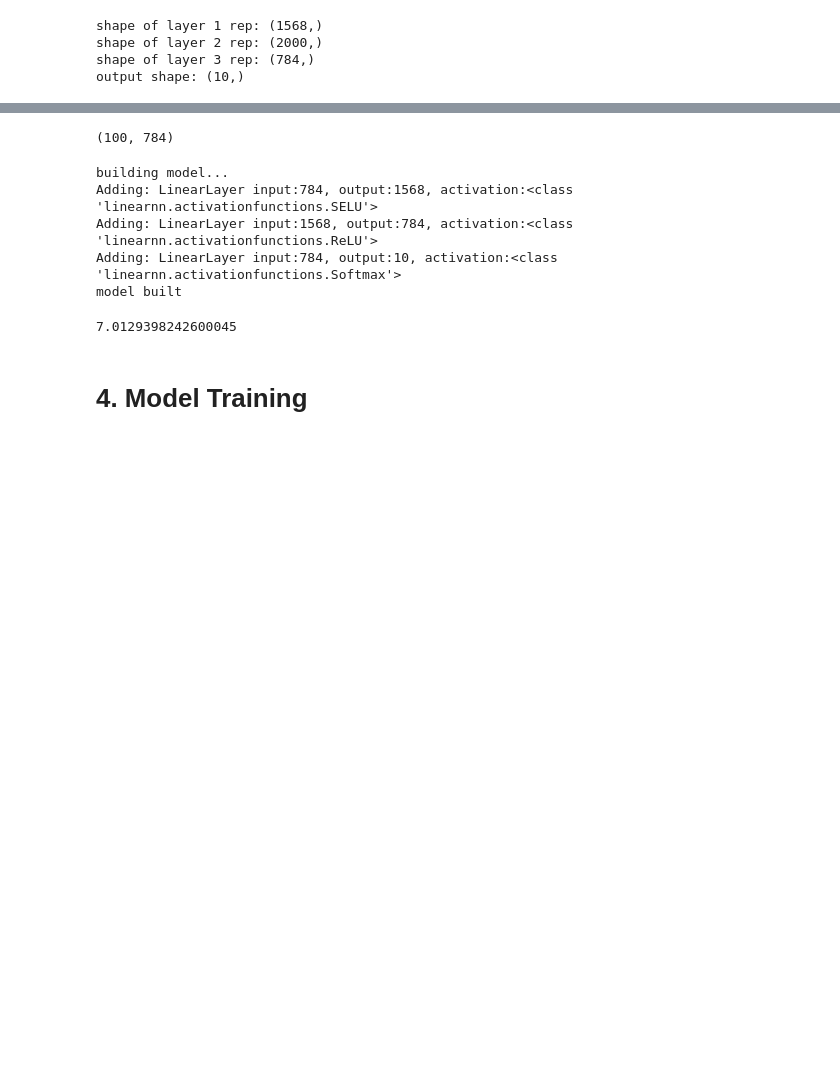
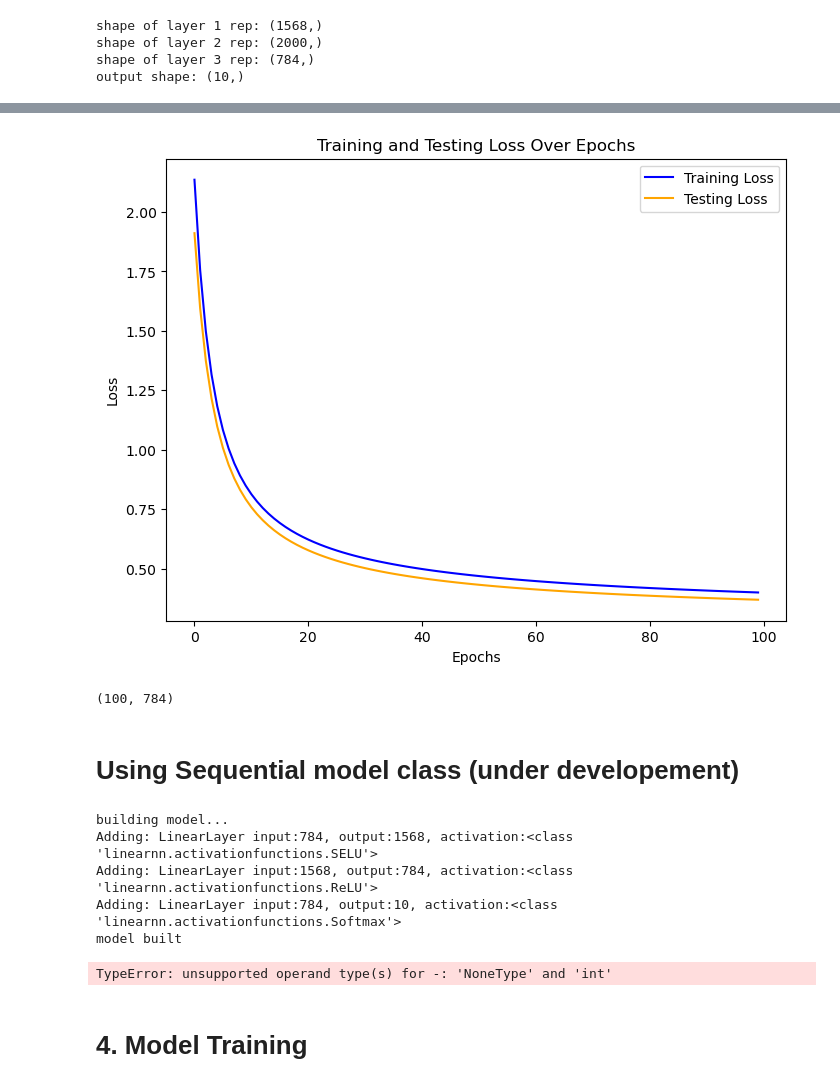
Before and after one commit to jnicolow/numpy_neural_network, a Jupyter notebook: numpy_neural_network.ipynb, the cells around one changed output, grey strips where cells are left out. Saved outputs shown, nothing was run; the diff lists cells and outputs as text; code cells hidden in the pictures; blank space fills up the shorter version.

Commit message:
one layer model is training successfully

```diff
--- a/numpy_neural_network.ipynb
+++ b/numpy_neural_network.ipynb
@@ -122,8 +203,34 @@ array([0, 6])
+# %%
+import matplotlib.pyplot as plt
+
+# Assuming train_losses, test_losses, and epochs are already populated
+plt.figure(figsize=(8, 6))
+
+# Plot training loss
+plt.plot(epochs, train_losses, label='Training Loss', color='blue', marker=None)
+
+# Plot testing loss
+plt.plot(epochs, test_losses, label='Testing Loss', color='orange', marker=None)
+
+# Add title and labels
+plt.title('Training and Testing Loss Over Epochs')
+plt.xlabel('Epochs')
+plt.ylabel('Loss')
+
+# Add legend
+plt.legend()
+
+# Show the plot
+plt.show()
+# %% [output]
+[figure, added]
 # %%
 x_batch = X.iloc[0:100].values / 255
 print(x_batch.shape)
 # %% [output]
 (100, 784)
+# %% [markdown]
+# Using Sequential model class (under developement)
 # %%
 from linearnn import linearnnclasses
 from linearnn.activationfunctions import ReLU, SELU, Tanh, Softmax
@@ -134,15 +241,21 @@ importlib.reload(linearnnclasses)
 importlib.reload(optim)
 
 class CategoricalCrossEntropy:
+    # soft max is incorperated with this
     def forward(self, y:np.array, y_hat:np.array):
-        y_hat = np.clip(y_hat, 1e-15, 1 - 1e-15) # There should be no zeros but if there will that would cause a bug
+        exp_values = np.exp(y_hat - np.max(y_hat, axis=1, keepdims=True))  # shift for numerical stability
+        softmax_output = exp_values / np.sum(exp_values, axis=1, keepdims=True)
+
+        # Cross-entropy loss calculation
+        softmax_output = np.clip(softmax_output, 1e-15, 1 - 1e-15)  # avoid log(0)
         batch_size = y.shape[0]
-        return -np.sum(y * np.log(y_hat)) / batch_size
+        loss = -np.sum(y * np.log(softmax_output)) / batch_size
+        return loss
 
     def derivative(self, y:np.array, y_hat:np.array):
-        y_hat = np.clip(y_hat, 1e-15, 1 - 1e-15)
-        batch_size = y.shape[0]
-        return -(y / y_hat) / batch_size
+        exp_values = np.exp(y_hat - np.max(y_hat, axis=1, keepdims=True))
+        softmax_output = exp_values / np.sum(exp_values, axis=1, keepdims=True)
+        return (softmax_output - y) / y.shape[0]
 
 
 
@@ -163,7 +276,7 @@ Adding: LinearLayer input:784, output:1568, activation:<class 'linearnn.activati
 Adding: LinearLayer input:1568, output:784, activation:<class 'linearnn.activationfunctions.ReLU'>
 Adding: LinearLayer input:784, output:10, activation:<class 'linearnn.activationfunctions.Softmax'>
 model built
-7.0129398242600045
+TypeError: unsupported operand type(s) for -: 'NoneType' and 'int'
 # %% [markdown]
 # 4. Model Training
 # %%
```
Also changed, not shown: parts of 3 cells of this notebook, 2 other files.
